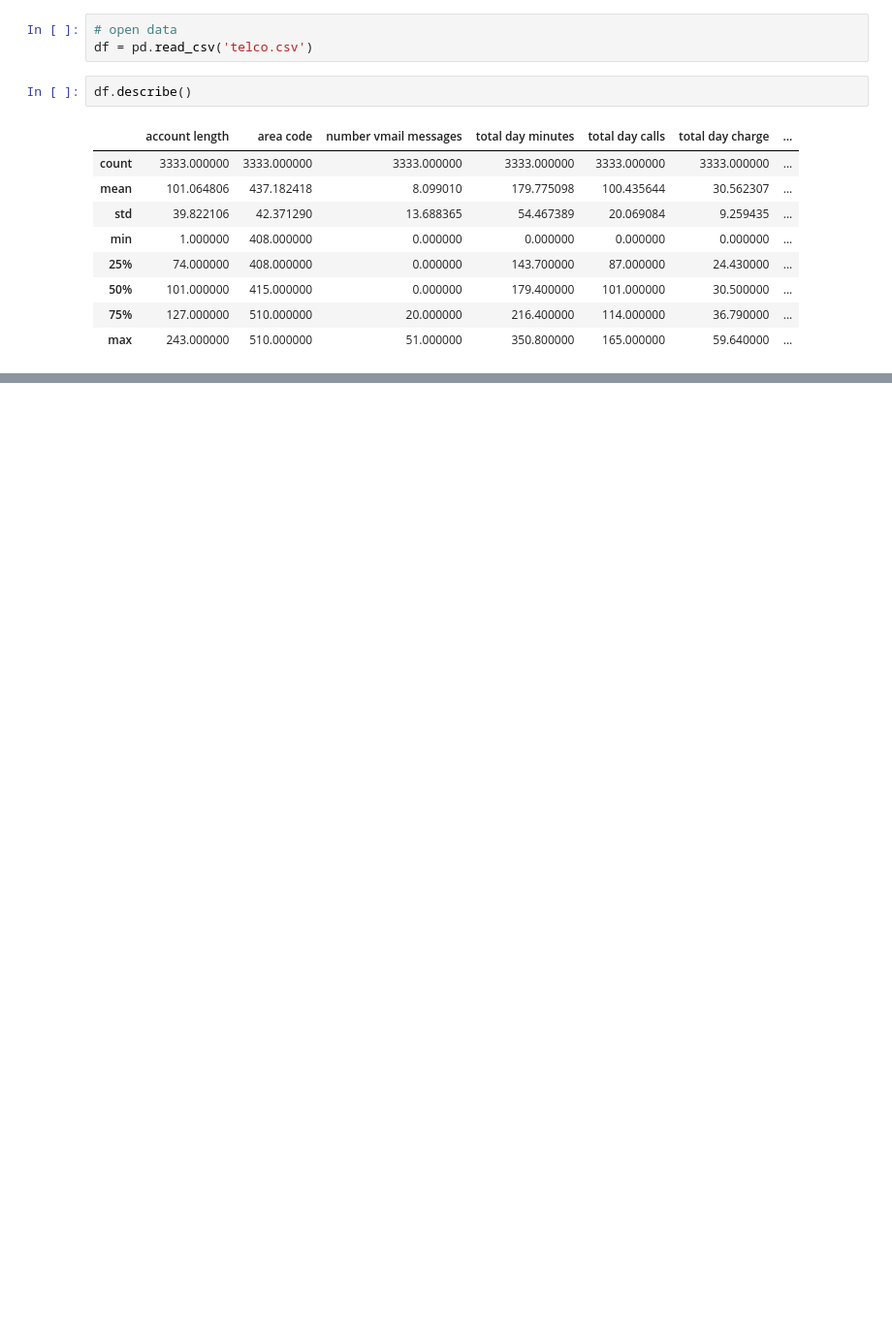
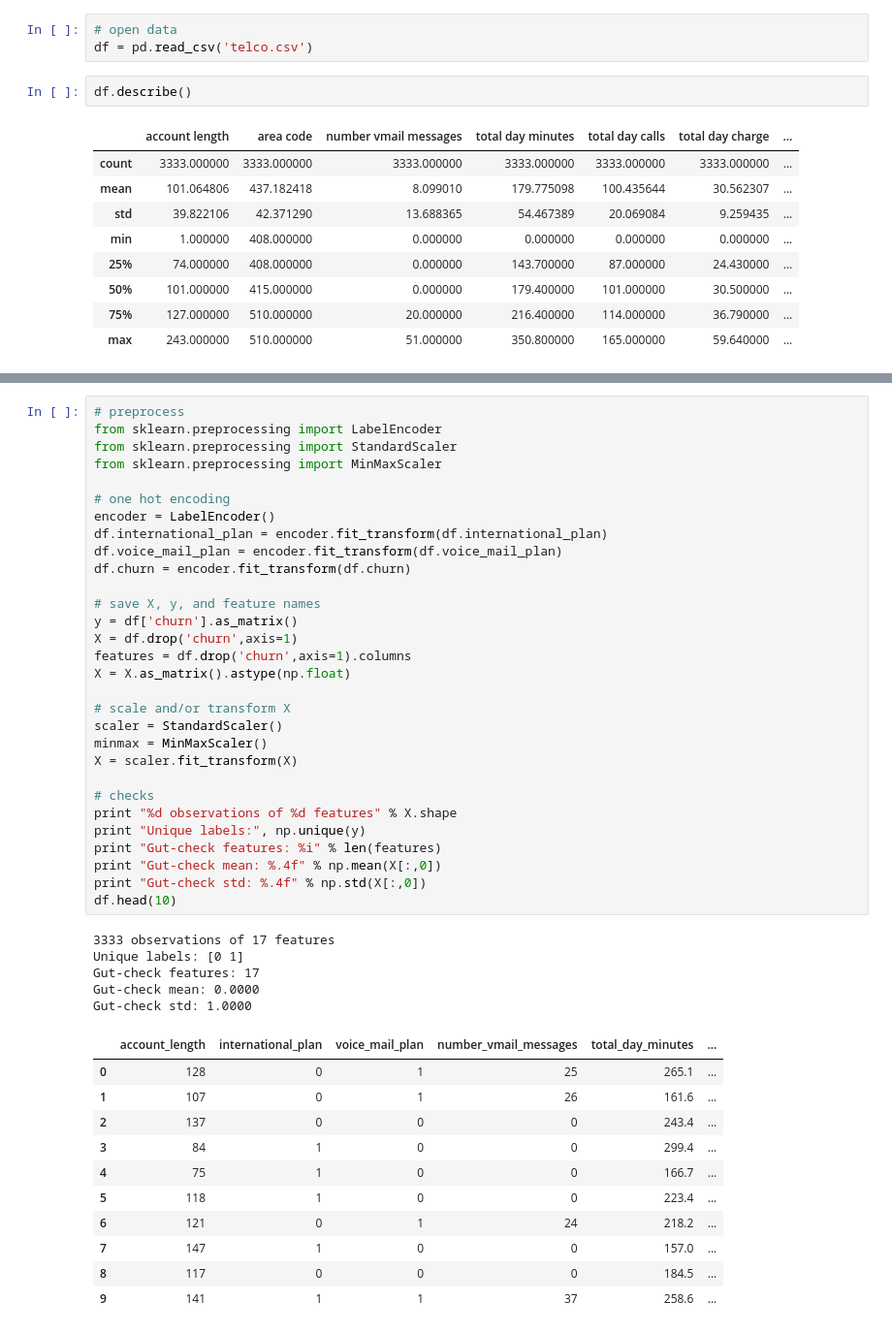
Before and after one commit to abiraja2004/ml_fun, a Jupyter notebook: churn/churn.ipynb, the cells around one changed output, grey strips where cells are left out. Shown at 97% size. Drawn from its saved outputs; the diff is of its cells as text; blank space fills up the shorter version.

```diff
--- a/churn/churn.ipynb
+++ b/churn/churn.ipynb
@@ -66,0 +136,47 @@ df.head()
+# %%
+# preprocess
+from sklearn.preprocessing import LabelEncoder
+from sklearn.preprocessing import StandardScaler
+from sklearn.preprocessing import MinMaxScaler
+
+# one hot encoding
+encoder = LabelEncoder()
+df.international_plan = encoder.fit_transform(df.international_plan)
+df.voice_mail_plan = encoder.fit_transform(df.voice_mail_plan)
+df.churn = encoder.fit_transform(df.churn)
+
+# save X, y, and feature names
+y = df['churn'].as_matrix()
+X = df.drop('churn',axis=1)
+features = df.drop('churn',axis=1).columns
+X = X.as_matrix().astype(np.float)
+
+# scale and/or transform X
+scaler = StandardScaler()
+minmax = MinMaxScaler()
+X = scaler.fit_transform(X)
+
+# checks
+print "%d observations of %d features" % X.shape
+print "Unique labels:", np.unique(y)
+print "Gut-check features: %i" % len(features)
+print "Gut-check mean: %.4f" % np.mean(X[:,0])
+print "Gut-check std: %.4f" % np.std(X[:,0])
+df.head(10)
+# %% [output]
+3333 observations of 17 features
+Unique labels: [0 1]
+Gut-check features: 17
+Gut-check mean: 0.0000
+Gut-check std: 1.0000
+|  | account_length | international_plan | voice_mail_plan | number_vmail_messages | total_day_minutes | ... |
+| 0 | 128 | 0 | 1 | 25 | 265.1 | ... |
+| 1 | 107 | 0 | 1 | 26 | 161.6 | ... |
+| 2 | 137 | 0 | 0 | 0 | 243.4 | ... |
+| 3 | 84 | 1 | 0 | 0 | 299.4 | ... |
+| 4 | 75 | 1 | 0 | 0 | 166.7 | ... |
+| 5 | 118 | 1 | 0 | 0 | 223.4 | ... |
+| 6 | 121 | 0 | 1 | 24 | 218.2 | ... |
+| 7 | 147 | 1 | 0 | 0 | 157.0 | ... |
+| 8 | 117 | 0 | 0 | 0 | 184.5 | ... |
+| 9 | 141 | 1 | 1 | 37 | 258.6 | ... |
```
Also changed, not shown: parts of 39 cells of this notebook, 2 other files.
